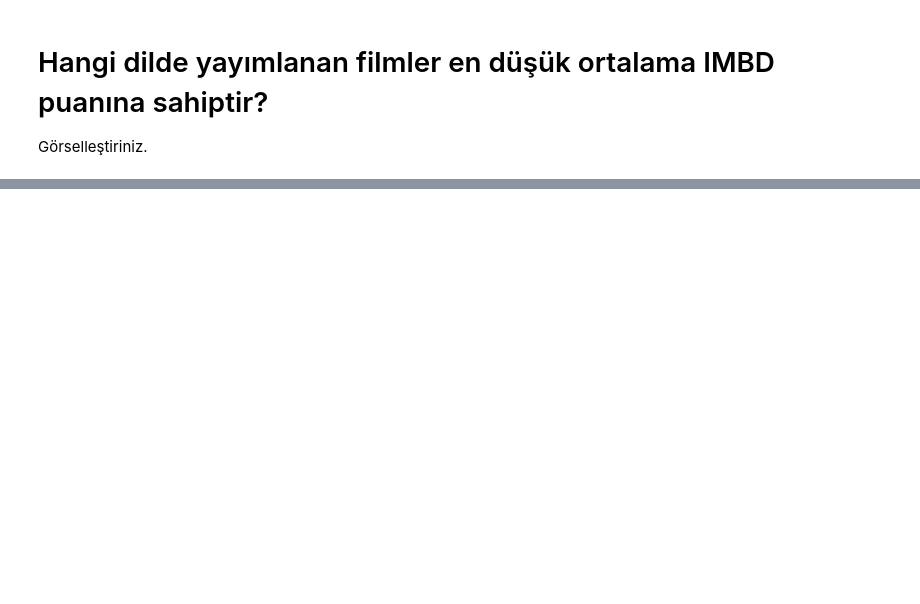
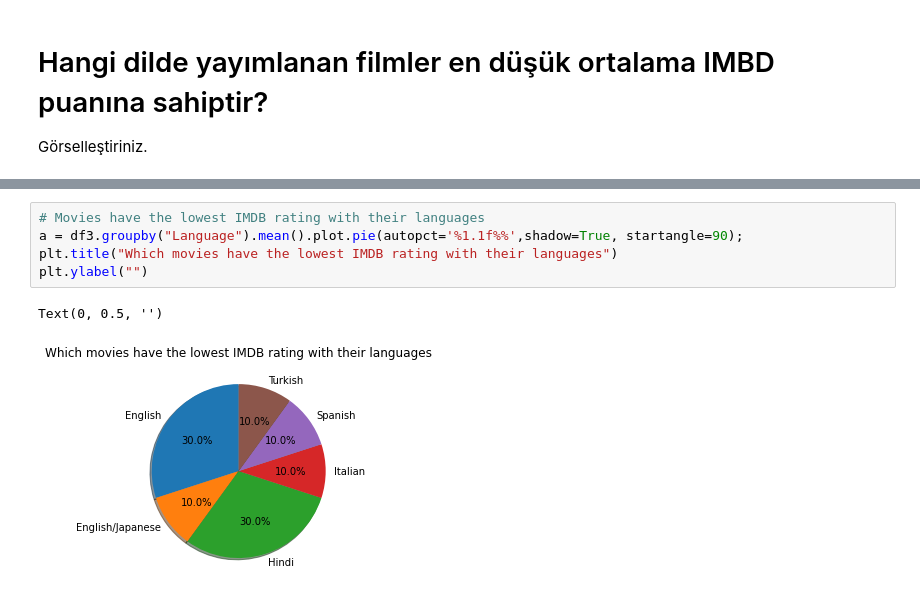
Before and after one commit to b21892757/globalai-project, a Jupyter notebook: hw2_netflixPD.ipynb, the cells around one changed output, grey strips where cells are left out. Cells and saved outputs as stored; diff of their text form; blank space fills up the shorter version.

```diff
--- a/hw2_netflixPD.ipynb
+++ b/hw2_netflixPD.ipynb
@@ -85,0 +180,8 @@ Görselleştiriniz.
+# %%
+# Movies have the lowest IMDB rating with their languages
+a = df3.groupby("Language").mean().plot.pie(autopct='%1.1f%%',shadow=True, startangle=90);
+plt.title("Which movies have the lowest IMDB rating with their languages")
+plt.ylabel("")
+# %% [output]
+Text(0, 0.5, '')
+[figure, added]
```
Also changed, not shown: parts of 14 cells of this notebook.
